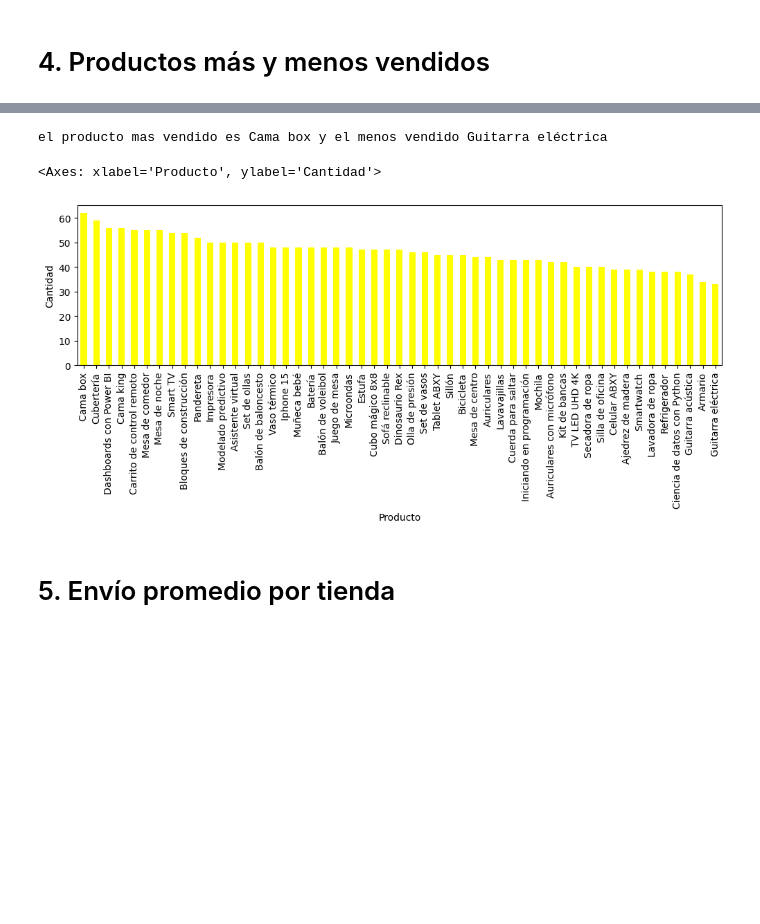
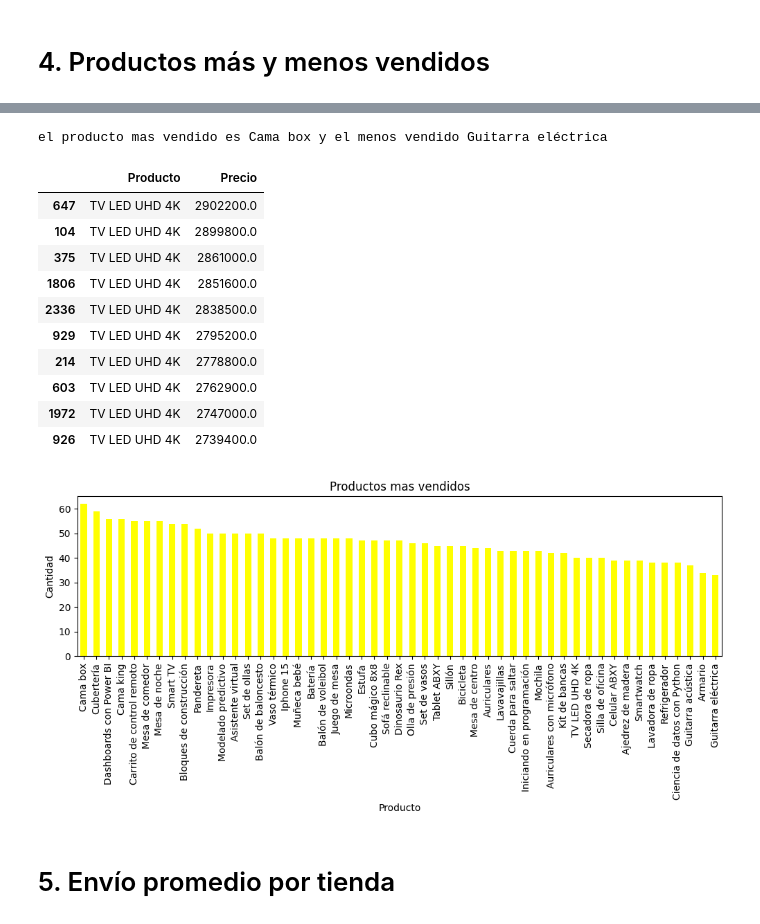
Before and after one commit to taniagoa/Primer-challenge-DC, a Jupyter notebook: AluraStoreLatam.ipynb, the cells around one changed output, grey strips where cells are left out. Cells and saved outputs as stored; diff of their text form; code cells hidden in the pictures; blank space fills up the shorter version.

```diff
--- a/AluraStoreLatam.ipynb
+++ b/AluraStoreLatam.ipynb
@@ -144,13 +213,25 @@ el producto mas vendido es Kit de bancas y el menos vendido Bloques de construcc
 # %%
 mas_vendido4=tienda4['Producto'].value_counts().idxmax()
 menos_vendido4=tienda4['Producto'].value_counts().idxmin()
+vendidos4=tienda4['Producto'].value_counts()
+vendidos4.plot(kind='bar',figsize=(12,3),color='yellow',xlabel='Producto',ylabel='Cantidad',title='Productos mas vendidos')
 print(f'el producto mas vendido es {mas_vendido4} y el menos vendido {menos_vendido4}')
-vendidos4=tienda4['Producto'].value_counts()
-vendidos4.plot(kind='bar',figsize=(12,3),color='yellow',xlabel='Producto',ylabel='Cantidad')
+precios_maximos4=tienda4[['Producto','Precio']].sort_values(by='Precio',ascending=False).head(10)
+precios_maximos4
 # %% [output]
 el producto mas vendido es Cama box y el menos vendido Guitarra eléctrica
-<Axes: xlabel='Producto', ylabel='Cantidad'>
+|  | Producto | Precio |
+| 647 | TV LED UHD 4K | 2902200.0 |
+| 104 | TV LED UHD 4K | 2899800.0 |
+| 375 | TV LED UHD 4K | 2861000.0 |
+| 1806 | TV LED UHD 4K | 2851600.0 |
+| 2336 | TV LED UHD 4K | 2838500.0 |
+| 929 | TV LED UHD 4K | 2795200.0 |
+| 214 | TV LED UHD 4K | 2778800.0 |
+| 603 | TV LED UHD 4K | 2762900.0 |
+| 1972 | TV LED UHD 4K | 2747000.0 |
+| 926 | TV LED UHD 4K | 2739400.0 |
-[figure, old version]
+[figure, new version]
 # %% [markdown]
 # 5. Envío promedio por tienda
 # %%
```
Also changed, not shown: parts of 23 cells of this notebook.
